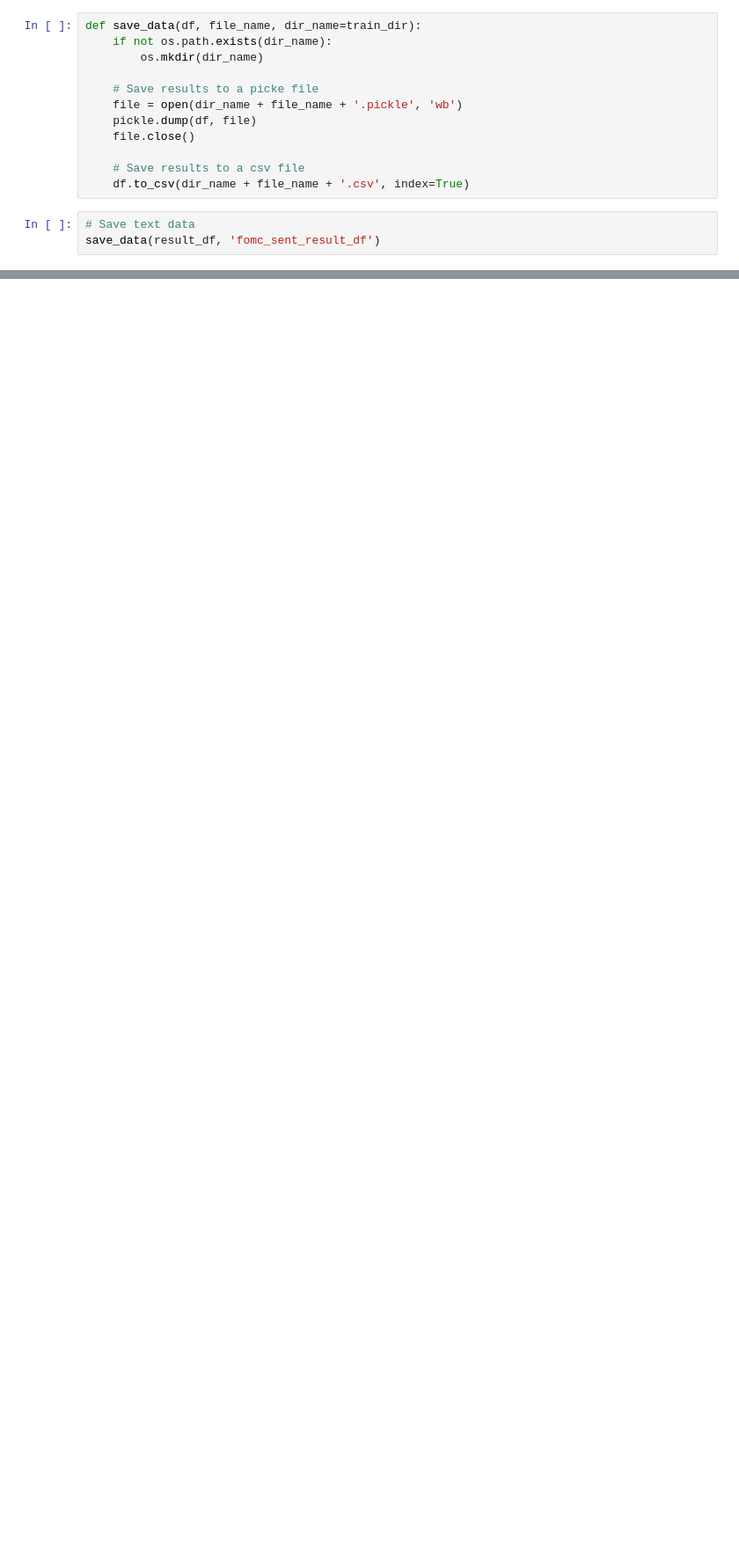
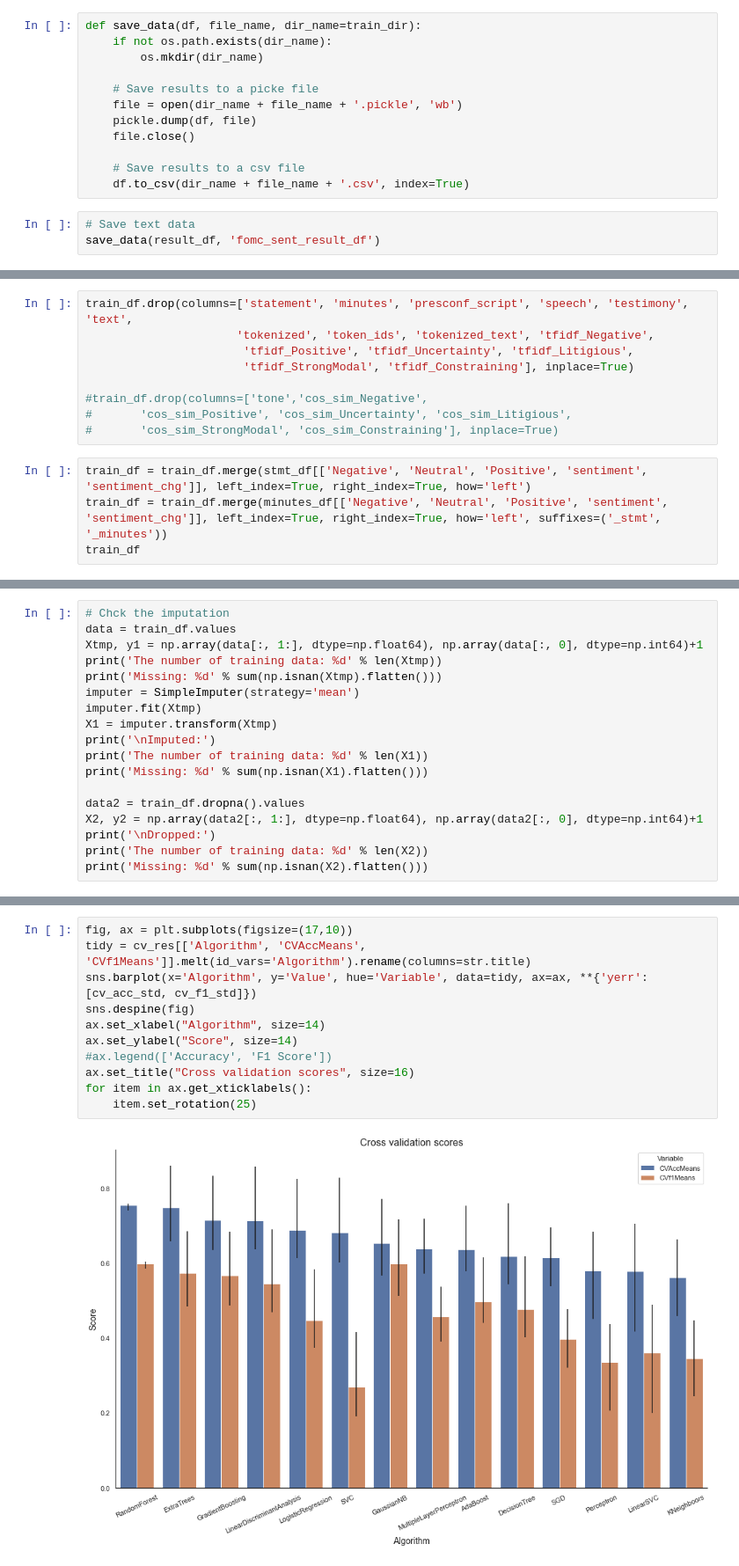
Before and after one commit to yukit-k/centralbank_analysis, a Jupyter notebook: src/7_FOMC_Analysis_Sentence.ipynb, the cells around one changed output, grey strips where cells are left out. Shown at 88% size. Cells and saved outputs as stored; diff of their text form; blank space fills up the shorter version.

```diff
--- a/src/7_FOMC_Analysis_Sentence.ipynb
+++ b/src/7_FOMC_Analysis_Sentence.ipynb
@@ -699,0 +716,13 @@ save_data(all_df, 'fomc_sent_analized_all')
+# %%
+train_df.drop(columns=['statement', 'minutes', 'presconf_script', 'speech', 'testimony', 'text',
+                      'tokenized', 'token_ids', 'tokenized_text', 'tfidf_Negative',
+                       'tfidf_Positive', 'tfidf_Uncertainty', 'tfidf_Litigious',
+                       'tfidf_StrongModal', 'tfidf_Constraining'], inplace=True)
+
+#train_df.drop(columns=['tone','cos_sim_Negative',
+#       'cos_sim_Positive', 'cos_sim_Uncertainty', 'cos_sim_Litigious',
+#       'cos_sim_StrongModal', 'cos_sim_Constraining'], inplace=True)
+# %%
+train_df = train_df.merge(stmt_df[['Negative', 'Neutral', 'Positive', 'sentiment', 'sentiment_chg']], left_index=True, right_index=True, how='left')
+train_df = train_df.merge(minutes_df[['Negative', 'Neutral', 'Positive', 'sentiment', 'sentiment_chg']], left_index=True, right_index=True, how='left', suffixes=('_stmt', '_minutes'))
+train_df
@@ -699,0 +765,18 @@ save_data(all_df, 'fomc_sent_analized_all')
+# %%
+# Chck the imputation
+data = train_df.values
+Xtmp, y1 = np.array(data[:, 1:], dtype=np.float64), np.array(data[:, 0], dtype=np.int64)+1
+print('The number of training data: %d' % len(Xtmp))
+print('Missing: %d' % sum(np.isnan(Xtmp).flatten()))
+imputer = SimpleImputer(strategy='mean')
+imputer.fit(Xtmp)
+X1 = imputer.transform(Xtmp)
+print('\nImputed:')
+print('The number of training data: %d' % len(X1))
+print('Missing: %d' % sum(np.isnan(X1).flatten()))
+
+data2 = train_df.dropna().values
+X2, y2 = np.array(data2[:, 1:], dtype=np.float64), np.array(data2[:, 0], dtype=np.int64)+1
+print('\nDropped:')
+print('The number of training data: %d' % len(X2))
+print('Missing: %d' % sum(np.isnan(X2).flatten()))
@@ -699,0 +869,13 @@ save_data(all_df, 'fomc_sent_analized_all')
+# %%
+fig, ax = plt.subplots(figsize=(17,10))
+tidy = cv_res[['Algorithm', 'CVAccMeans', 'CVf1Means']].melt(id_vars='Algorithm').rename(columns=str.title)
+sns.barplot(x='Algorithm', y='Value', hue='Variable', data=tidy, ax=ax, **{'yerr':[cv_acc_std, cv_f1_std]})
+sns.despine(fig)
+ax.set_xlabel("Algorithm", size=14)
+ax.set_ylabel("Score", size=14)
+#ax.legend(['Accuracy', 'F1 Score'])
+ax.set_title("Cross validation scores", size=16)
+for item in ax.get_xticklabels():
+    item.set_rotation(25)
+# %% [output]
+[figure, added]
```
Also changed, not shown: parts of 25 cells of this notebook, 2 other files.
